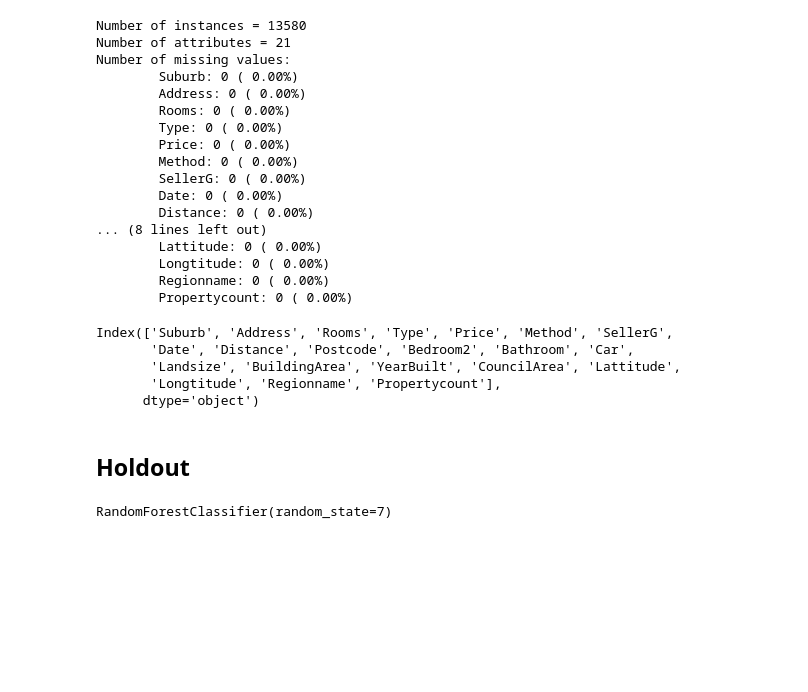
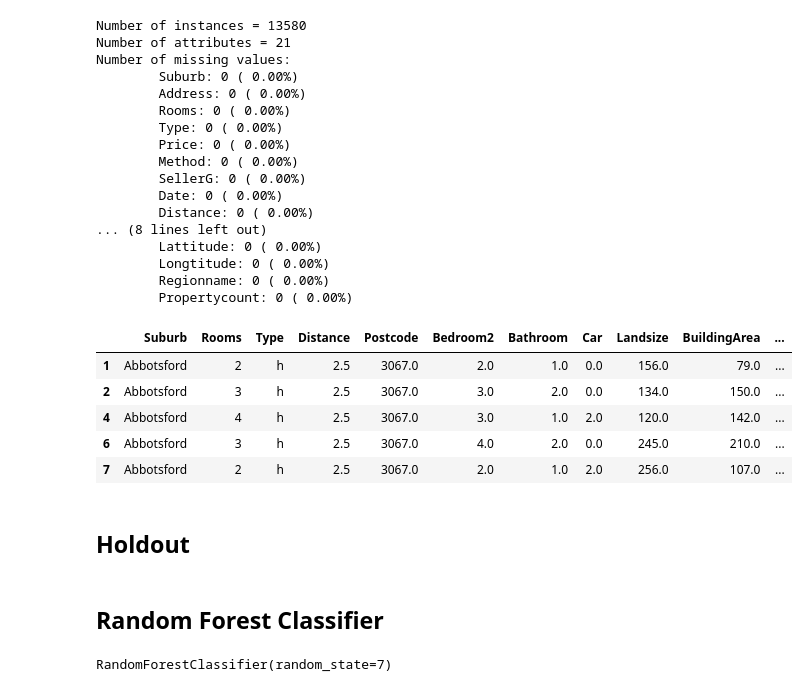
Before and after one commit to Fitonho/ML-classification, a Jupyter notebook: trabalho2.ipynb, the cells around one changed output. Drawn from its saved outputs; the diff is of its cells as text; code cells hidden in the pictures; blank space fills up the shorter version.

```diff
--- a/trabalho2.ipynb
+++ b/trabalho2.ipynb
@@ -48,19 +54,9 @@ Number of missing values:
         Longtitude: 0 ( 0.00%)
         Regionname: 0 ( 0.00%)
         Propertycount: 0 ( 0.00%)
-# %%
-print(data.columns)
-# %% [output]
-Index(['Suburb', 'Address', 'Rooms', 'Type', 'Price', 'Method', 'SellerG',
-       'Date', 'Distance', 'Postcode', 'Bedroom2', 'Bathroom', 'Car',
-       'Landsize', 'BuildingArea', 'YearBuilt', 'CouncilArea', 'Lattitude',
-       'Longtitude', 'Regionname', 'Propertycount'],
-      dtype='object')
 # %%
 #Limpeza dos dados
 data.dropna(inplace=True)
-
-data.drop(['Address', 'Method', 'SellerG', 'Date', 'Postcode', 'CouncilArea', 'Lattitude', 'Longtitude'],inplace=True, axis=1)
 # %%
 # Criando as classes de preço
 data['PriceRange'] = pd.cut(data['Price'],[0,500000,1000000,1500000,np.inf],labels=['Baixo','Médio','Alto','Altíssimo'])
@@ -83,3 +63,14 @@ data['PriceRange'] = pd.cut(data['Price'],[0,500000,1000000,1500000,np.inf],labe
+# %%
+data.drop(['Address', 'Price', 'Method', 'SellerG', 'Date', 'Lattitude', 'Longtitude'], inplace=True, axis=1)
+
+data.head()
+# %% [output]
+|  | Suburb | Rooms | Type | Distance | Postcode | Bedroom2 | Bathroom | Car | Landsize | BuildingArea | ... |
+| 1 | Abbotsford | 2 | h | 2.5 | 3067.0 | 2.0 | 1.0 | 0.0 | 156.0 | 79.0 | ... |
+| 2 | Abbotsford | 3 | h | 2.5 | 3067.0 | 3.0 | 2.0 | 0.0 | 134.0 | 150.0 | ... |
+| 4 | Abbotsford | 4 | h | 2.5 | 3067.0 | 3.0 | 1.0 | 2.0 | 120.0 | 142.0 | ... |
+| 6 | Abbotsford | 3 | h | 2.5 | 3067.0 | 4.0 | 2.0 | 0.0 | 245.0 | 210.0 | ... |
+| 7 | Abbotsford | 2 | h | 2.5 | 3067.0 | 2.0 | 1.0 | 2.0 | 256.0 | 107.0 | ... |
 # %%
 # Set variables for the targets and features
 y = data['PriceRange']
@@ -90,4 +81,6 @@ X = pd.get_dummies(data.drop(['PriceRange', 'Price'], axis=1))
 # %%
 # Holdout
 train_X, test_X, train_y, test_y = train_test_split(X, y, random_state=7)
+# %% [markdown]
+## Random Forest Classifier
 # %%
```
Also changed, not shown: parts of 19 cells of this notebook.
